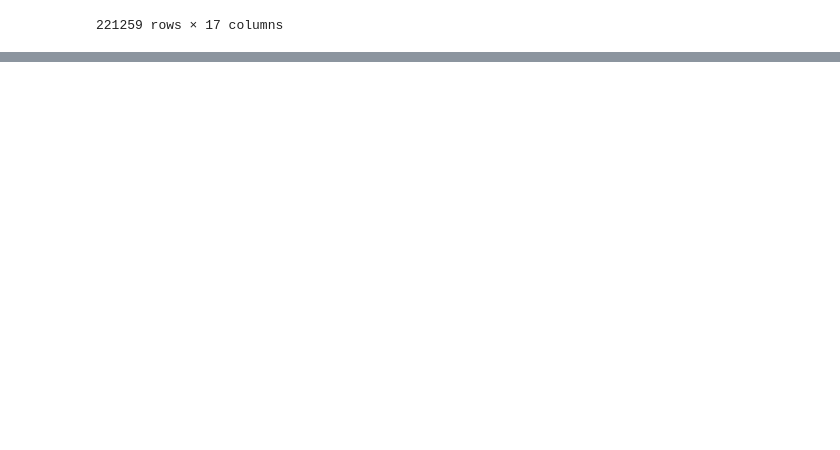
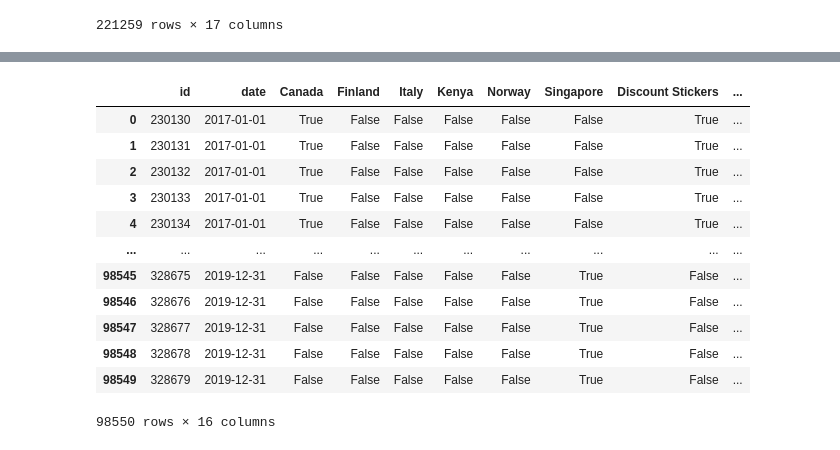
Before and after one commit to DebraBeat/Forecasting-sticker-sales, a Jupyter notebook: forecasting-sticker-sales.ipynb, the cells around one changed output, grey strips where cells are left out. Cells and saved outputs as stored; diff of their text form; code cells hidden in the pictures; blank space fills up the shorter version.

```diff
--- a/forecasting-sticker-sales.ipynb
+++ b/forecasting-sticker-sales.ipynb
@@ -200 +300,18 @@ sticker_data_cleaned
+# %%
+X_test = X_test.join(pd.get_dummies(X_test['product'])).drop(columns='product')
+X_test
+# %% [output]
+|  | id | date | Canada | Finland | Italy | Kenya | Norway | Singapore | Discount Stickers | ... |
+| 0 | 230130 | 2017-01-01 | True | False | False | False | False | False | True | ... |
+| 1 | 230131 | 2017-01-01 | True | False | False | False | False | False | True | ... |
+| 2 | 230132 | 2017-01-01 | True | False | False | False | False | False | True | ... |
+| 3 | 230133 | 2017-01-01 | True | False | False | False | False | False | True | ... |
+| 4 | 230134 | 2017-01-01 | True | False | False | False | False | False | True | ... |
+| ... | ... | ... | ... | ... | ... | ... | ... | ... | ... | ... |
+| 98545 | 328675 | 2019-12-31 | False | False | False | False | False | True | False | ... |
+| 98546 | 328676 | 2019-12-31 | False | False | False | False | False | True | False | ... |
+| 98547 | 328677 | 2019-12-31 | False | False | False | False | False | True | False | ... |
+| 98548 | 328678 | 2019-12-31 | False | False | False | False | False | True | False | ... |
+| 98549 | 328679 | 2019-12-31 | False | False | False | False | False | True | False | ... |
+98550 rows × 16 columns
 # %%
```
Also changed, not shown: parts of 21 cells of this notebook.
